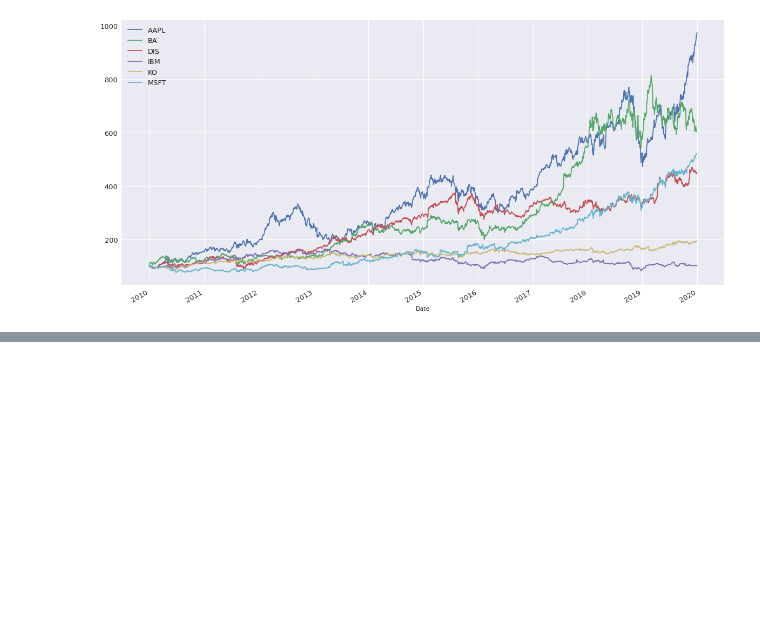
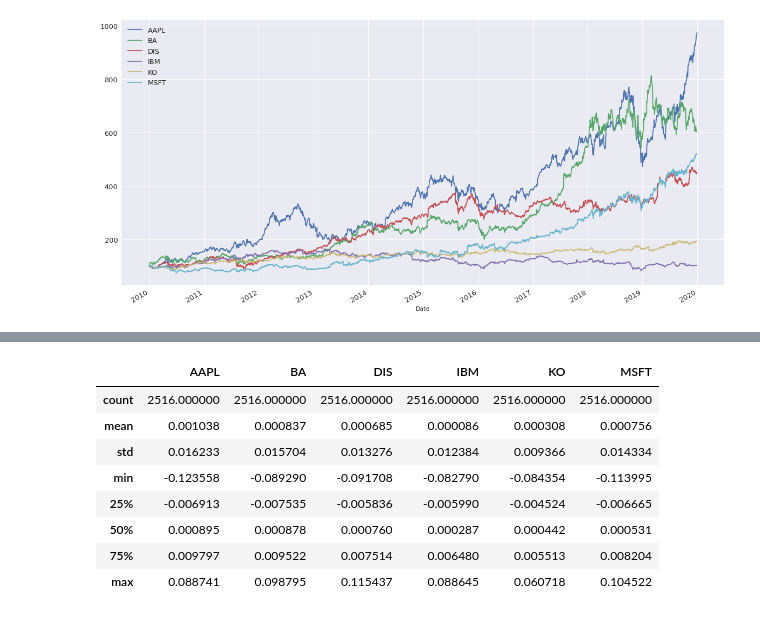
Before and after one commit to kevalsakhiya/pandas-Data-Science, a Jupyter notebook: finacial_analysis/finacial_analysis.ipynb, the cells around one changed output, grey strips where cells are left out. Saved outputs shown, nothing was run; the diff lists cells and outputs as text; code cells hidden in the pictures; blank space fills up the shorter version.

```diff
--- a/finacial_analysis/finacial_analysis.ipynb
+++ b/finacial_analysis/finacial_analysis.ipynb
@@ -79,0 +155,12 @@ plt.show()
+# %%
+ret.describe()
+# %% [output]
+|  | AAPL | BA | DIS | IBM | KO | MSFT |
+| count | 2516.000000 | 2516.000000 | 2516.000000 | 2516.000000 | 2516.000000 | 2516.000000 |
+| mean | 0.001038 | 0.000837 | 0.000685 | 0.000086 | 0.000308 | 0.000756 |
+| std | 0.016233 | 0.015704 | 0.013276 | 0.012384 | 0.009366 | 0.014334 |
+| min | -0.123558 | -0.089290 | -0.091708 | -0.082790 | -0.084354 | -0.113995 |
+| 25% | -0.006913 | -0.007535 | -0.005836 | -0.005990 | -0.004524 | -0.006665 |
+| 50% | 0.000895 | 0.000878 | 0.000760 | 0.000287 | 0.000442 | 0.000531 |
+| 75% | 0.009797 | 0.009522 | 0.007514 | 0.006480 | 0.005513 | 0.008204 |
+| max | 0.088741 | 0.098795 | 0.115437 | 0.088645 | 0.060718 | 0.104522 |
```
Also changed, not shown: parts of 27 cells of this notebook.
